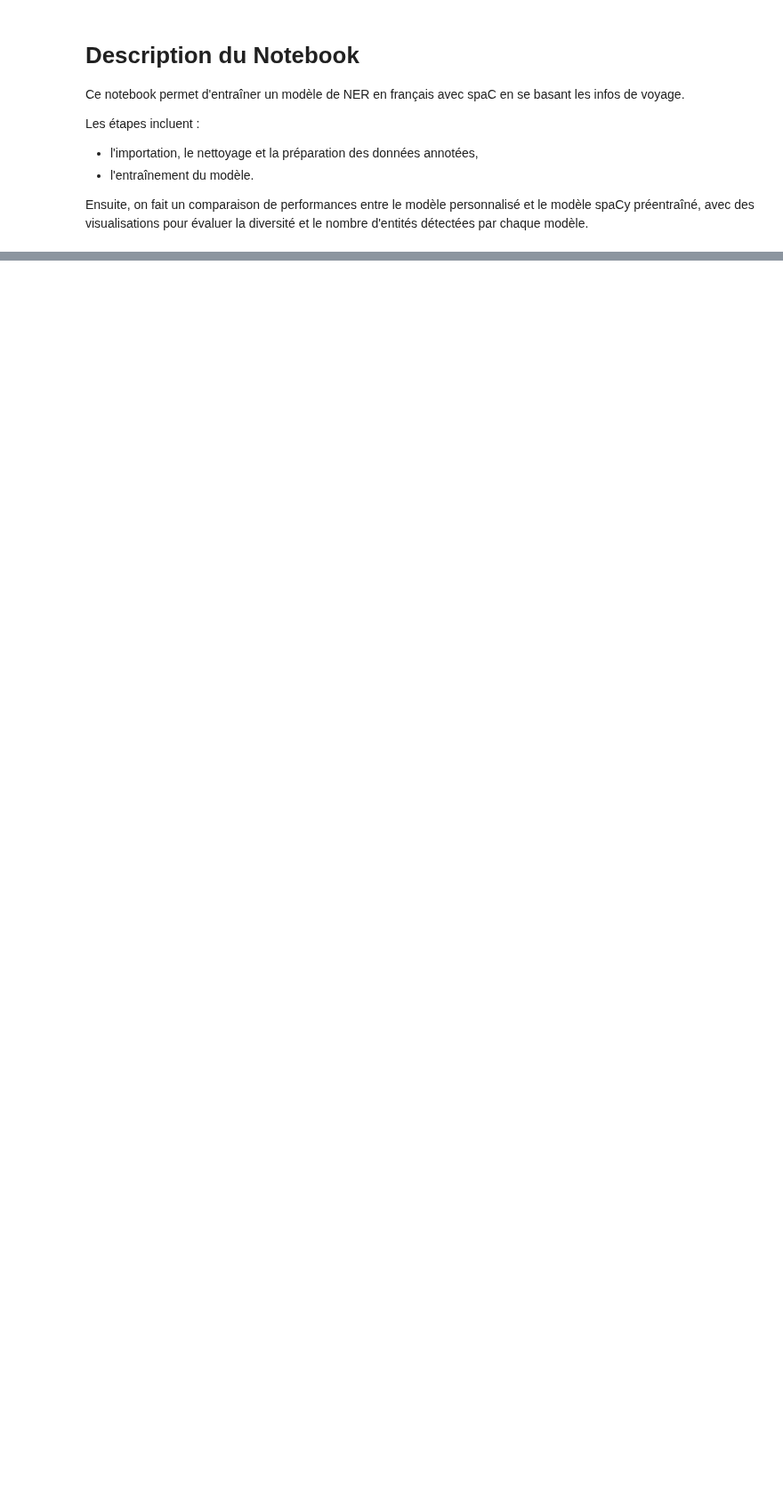
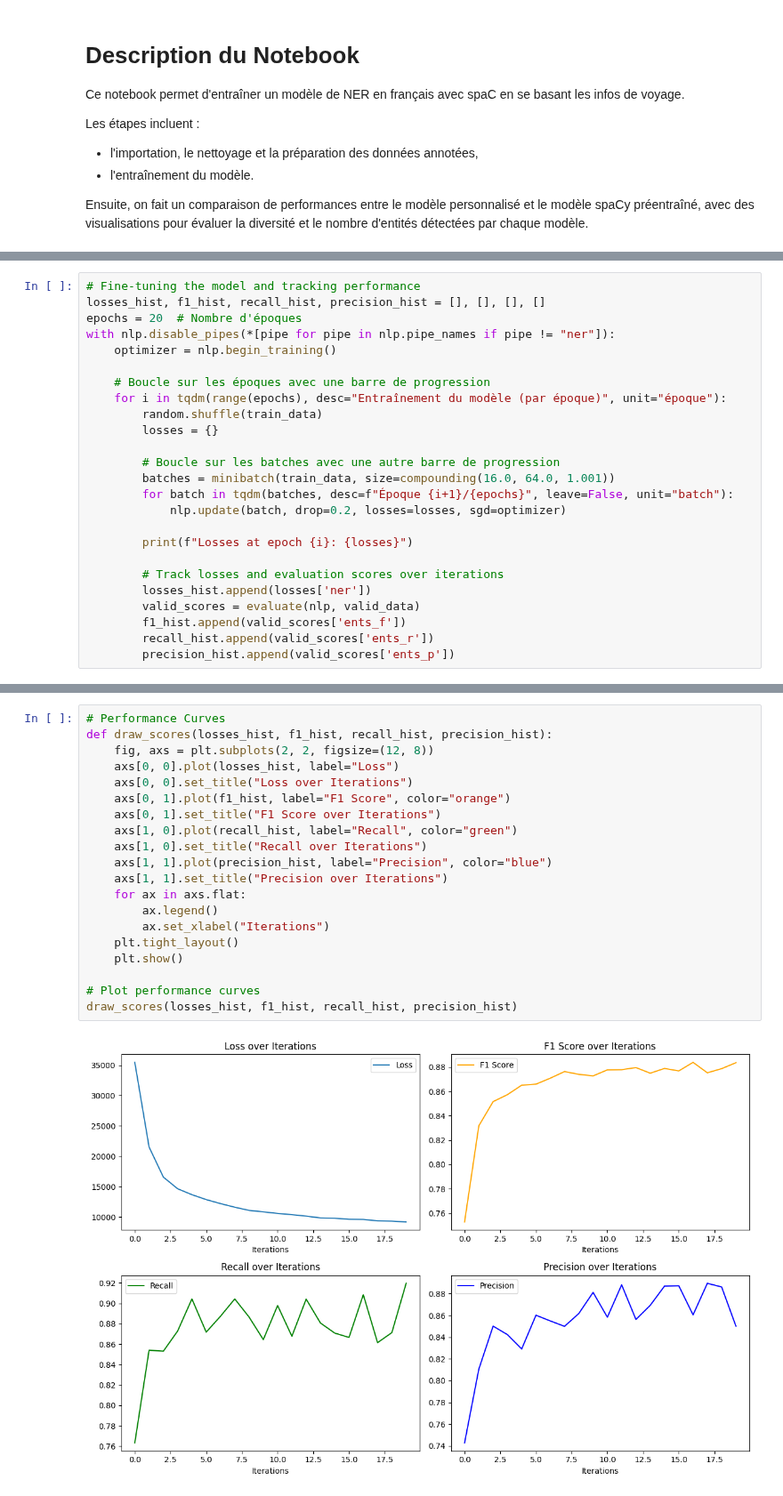
Before and after one commit to JeanBaptiste02/Travel-Order-Resolver, a Jupyter notebook: ai/nlp/notebooks/spacy/training/model_training.ipynb, the cells around one changed output, grey strips where cells are left out. Shown at 89% size. Cells and saved outputs as stored; diff of their text form; blank space fills up the shorter version.

```diff
--- a/ai/nlp/notebooks/spacy/training/model_training.ipynb
+++ b/ai/nlp/notebooks/spacy/training/model_training.ipynb
@@ -197,0 +155,25 @@ Test F1 Score: 0.48750000000000004, Test Precision: 0.4482758620689655, Test Rec
+# %%
+# Fine-tuning the model and tracking performance
+losses_hist, f1_hist, recall_hist, precision_hist = [], [], [], []
+epochs = 20  # Nombre d'époques
+with nlp.disable_pipes(*[pipe for pipe in nlp.pipe_names if pipe != "ner"]):
+    optimizer = nlp.begin_training()
+
+    # Boucle sur les époques avec une barre de progression
+    for i in tqdm(range(epochs), desc="Entraînement du modèle (par époque)", unit="époque"):
+        random.shuffle(train_data)
+        losses = {}
+
+        # Boucle sur les batches avec une autre barre de progression
+        batches = minibatch(train_data, size=compounding(16.0, 64.0, 1.001))
+        for batch in tqdm(batches, desc=f"Époque {i+1}/{epochs}", leave=False, unit="batch"):
+            nlp.update(batch, drop=0.2, losses=losses, sgd=optimizer)
+
+        print(f"Losses at epoch {i}: {losses}")
+
+        # Track losses and evaluation scores over iterations
+        losses_hist.append(losses['ner'])
+        valid_scores = evaluate(nlp, valid_data)
+        f1_hist.append(valid_scores['ents_f'])
+        recall_hist.append(valid_scores['ents_r'])
+        precision_hist.append(valid_scores['ents_p'])
@@ -197,0 +241,22 @@ Test F1 Score: 0.48750000000000004, Test Precision: 0.4482758620689655, Test Rec
+# %%
+# Performance Curves
+def draw_scores(losses_hist, f1_hist, recall_hist, precision_hist):
+    fig, axs = plt.subplots(2, 2, figsize=(12, 8))
+    axs[0, 0].plot(losses_hist, label="Loss")
+    axs[0, 0].set_title("Loss over Iterations")
+    axs[0, 1].plot(f1_hist, label="F1 Score", color="orange")
+    axs[0, 1].set_title("F1 Score over Iterations")
+    axs[1, 0].plot(recall_hist, label="Recall", color="green")
+    axs[1, 0].set_title("Recall over Iterations")
+    axs[1, 1].plot(precision_hist, label="Precision", color="blue")
+    axs[1, 1].set_title("Precision over Iterations")
+    for ax in axs.flat:
+        ax.legend()
+        ax.set_xlabel("Iterations")
+    plt.tight_layout()
+    plt.show()
+
+# Plot performance curves
+draw_scores(losses_hist, f1_hist, recall_hist, precision_hist)
+# %% [output]
+[figure, added]
```
Also changed, not shown: parts of 17 cells of this notebook, 17 other files.
